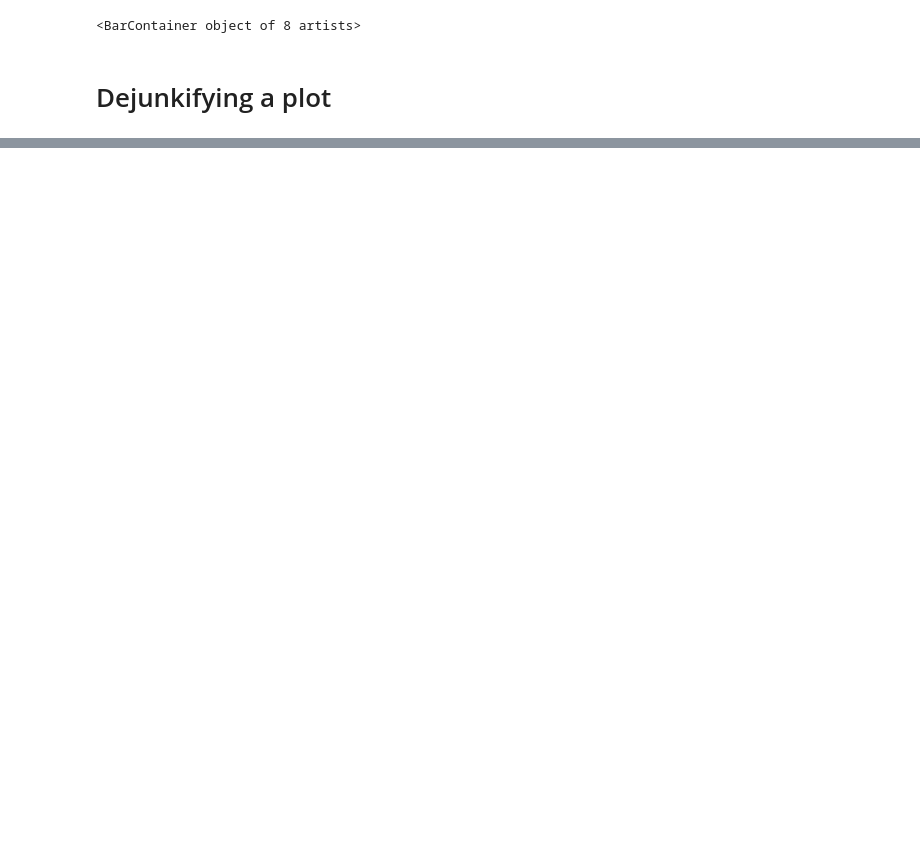
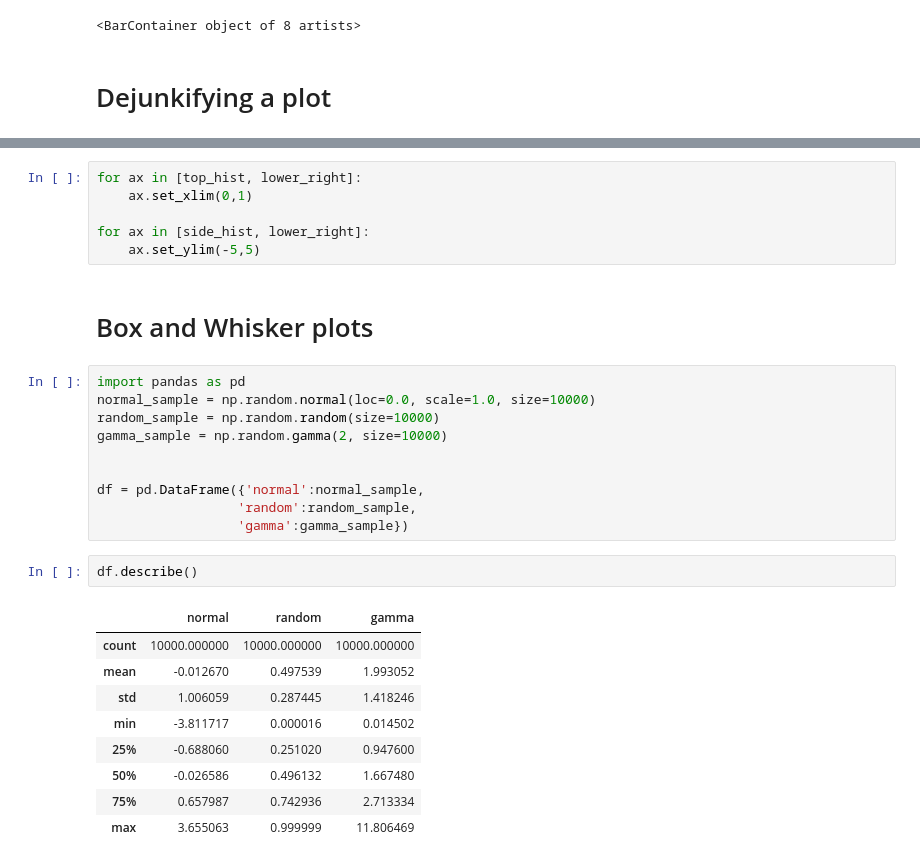
Before and after one commit to pahadiahimanshu/UMdatascience, a Jupyter notebook: Plot-chart-DRepresentation/Week-2/Matplotlib-playground.ipynb, the cells around one changed output, grey strips where cells are left out. Cells and saved outputs as stored; diff of their text form; blank space fills up the shorter version.

```diff
--- a/Plot-chart-DRepresentation/Week-2/Matplotlib-playground.ipynb
+++ b/Plot-chart-DRepresentation/Week-2/Matplotlib-playground.ipynb
@@ -434,0 +567,30 @@ plt.show()
+# %%
+for ax in [top_hist, lower_right]:
+    ax.set_xlim(0,1)
+
+for ax in [side_hist, lower_right]:
+    ax.set_ylim(-5,5)
+# %% [markdown]
+# Box and Whisker plots
+# %%
+import pandas as pd
+normal_sample = np.random.normal(loc=0.0, scale=1.0, size=10000)
+random_sample = np.random.random(size=10000)
+gamma_sample = np.random.gamma(2, size=10000)
+
+
+df = pd.DataFrame({'normal':normal_sample,
+                  'random':random_sample,
+                  'gamma':gamma_sample})
+# %%
+df.describe()
+# %% [output]
+|  | normal | random | gamma |
+| count | 10000.000000 | 10000.000000 | 10000.000000 |
+| mean | -0.012670 | 0.497539 | 1.993052 |
+| std | 1.006059 | 0.287445 | 1.418246 |
+| min | -3.811717 | 0.000016 | 0.014502 |
+| 25% | -0.688060 | 0.251020 | 0.947600 |
+| 50% | -0.026586 | 0.496132 | 1.667480 |
+| 75% | 0.657987 | 0.742936 | 2.713334 |
+| max | 3.655063 | 0.999999 | 11.806469 |
```
Also changed, not shown: parts of 47 cells of this notebook, 2 other files.
